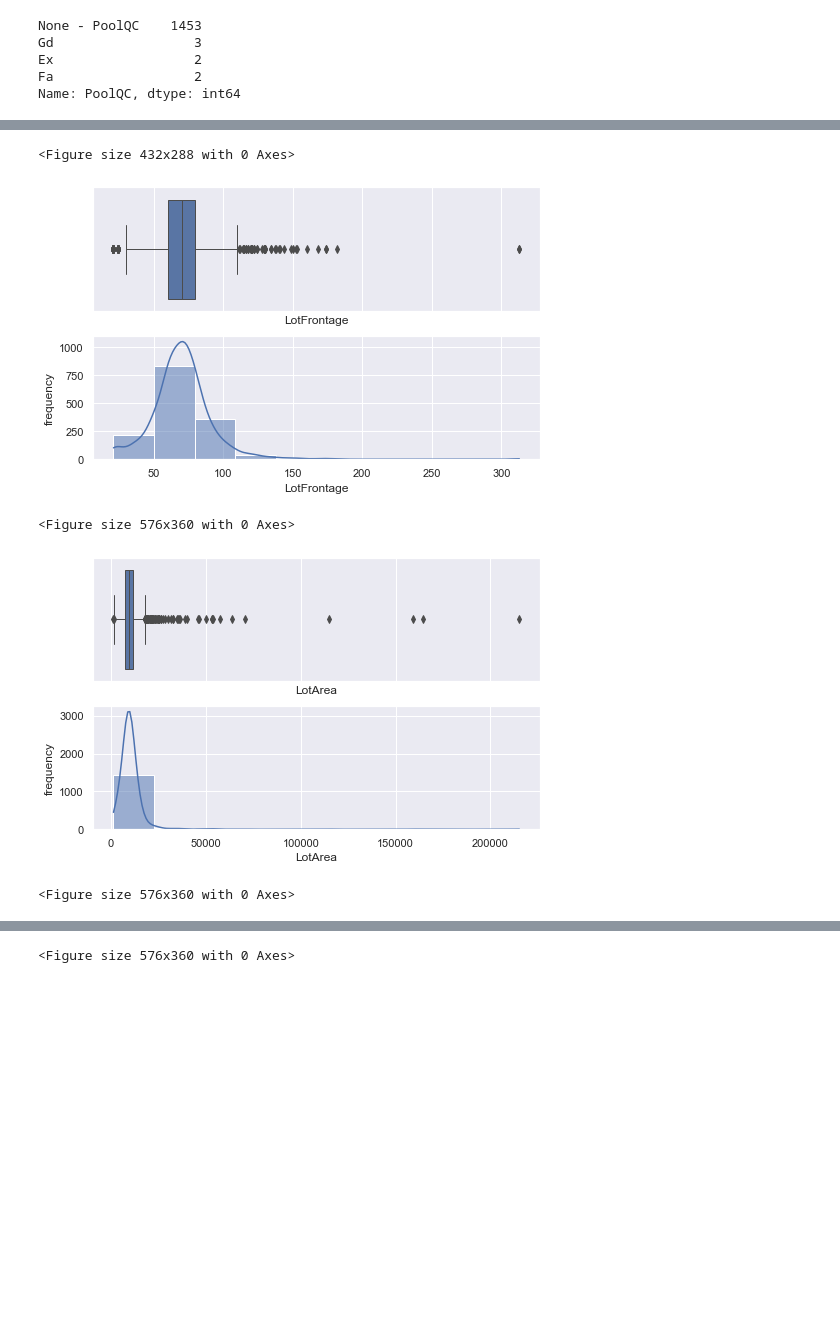
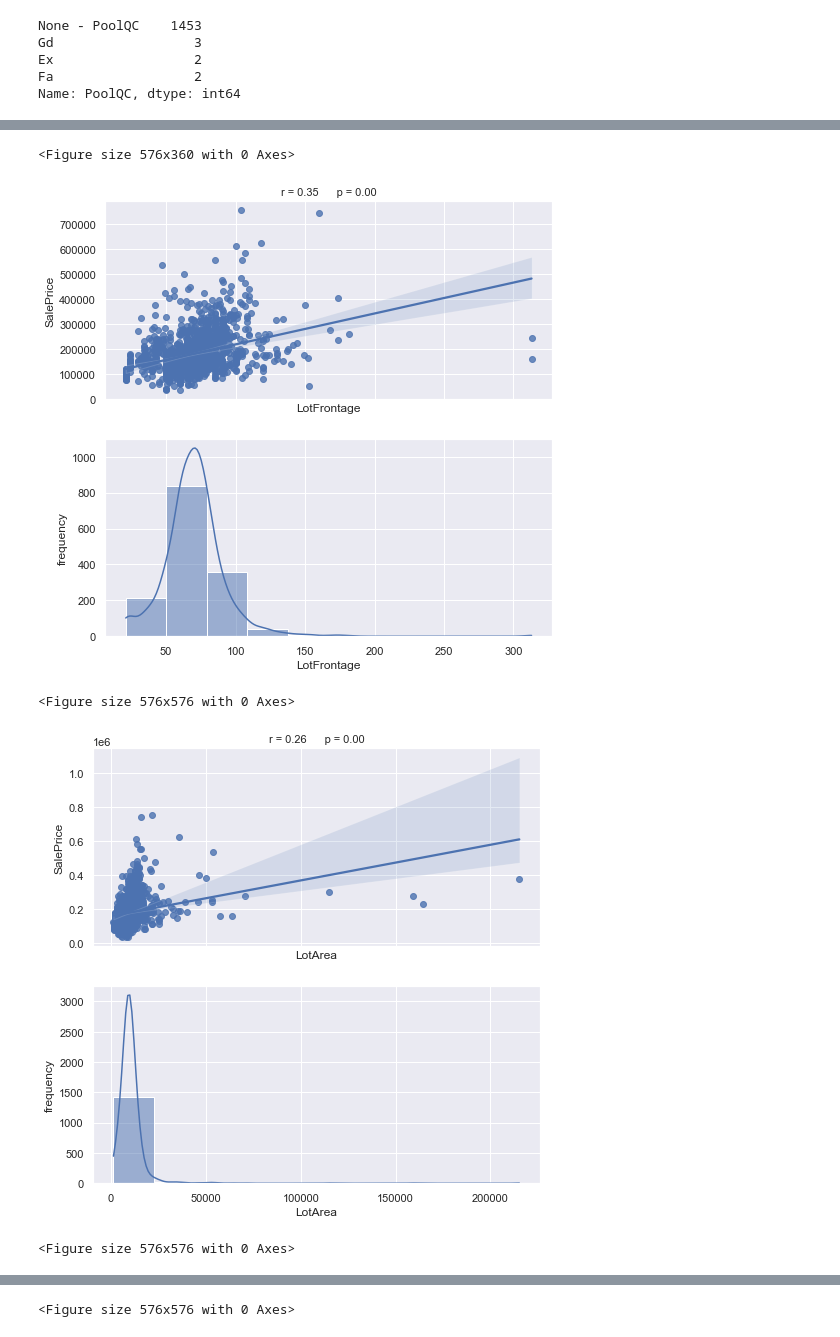
Before and after one commit to mickyals/Housing_Advanced_Regression_Model, a Jupyter notebook: House_Price_Prediciton_Mickell_Als.ipynb, the cells around one changed output, grey strips where cells are left out. Cells and saved outputs as stored; diff of their text form; code cells hidden in the pictures; blank space fills up the shorter version.

```diff
--- a/House_Price_Prediciton_Mickell_Als.ipynb
+++ b/House_Price_Prediciton_Mickell_Als.ipynb
@@ -287,16 +288,19 @@ number of categorical variables  49
 
 #plotting numeric variables
 
-def numeric_graphs(df, num_vars):
+def numeric_graphs(df, num_vars, y_value):
     for col in num_vars:
         plt.figure()
         plt.tight_layout()
-        sns.set(rc={"figure.figsize": (8,5)})
+        sns.set(rc={"figure.figsize": (8,8)})
 
-        f, (ax_box, ax_hist) = plt.subplots(2, sharex=True)
+        f, (ax_reg, ax_hist) = plt.subplots(2, sharex=True)
         plt.gca().set(xlabel=col, ylabel='frequency')
-        sns.boxplot(df[col], ax=ax_box, linewidth=1.0,orient='h')
+        sns.regplot(x = df[col], y=df[y_value], ax=ax_reg)
+        stp = stats.pearsonr(df[col], df[y_value])
+        str_title = "r = " + "{0:.2f}".format(stp[0]) + "      " "p = " + "{0:.2f}".format(stp[1])
         sns.histplot(df[col], ax=ax_hist, bins=10, kde=True)
+        ax_reg.set_title(str_title, fontsize=11)
         plt.show()
 
 
@@ -315,8 +319,8 @@ def cat_boxplots(df, cat_vars, y_value):
 # %%
-numeric_graphs(housing, num_vars)
+numeric_graphs(housing, num_vars, 'SalePrice')
 # %% [output]
-<Figure size 432x288 with 0 Axes>
+<Figure size 576x360 with 0 Axes>
-[figure, old version]
+[figure, new version]
-<Figure size 576x360 with 0 Axes>
+<Figure size 576x576 with 0 Axes>
-[figure, old version]
+[figure, new version]
-<Figure size 576x360 with 0 Axes>
+<Figure size 576x576 with 0 Axes>
@@ -324 +328 @@ numeric_graphs(housing, num_vars)
-<Figure size 576x360 with 0 Axes>
+<Figure size 576x576 with 0 Axes>
```
Also changed, not shown: parts of 30 cells of this notebook.
